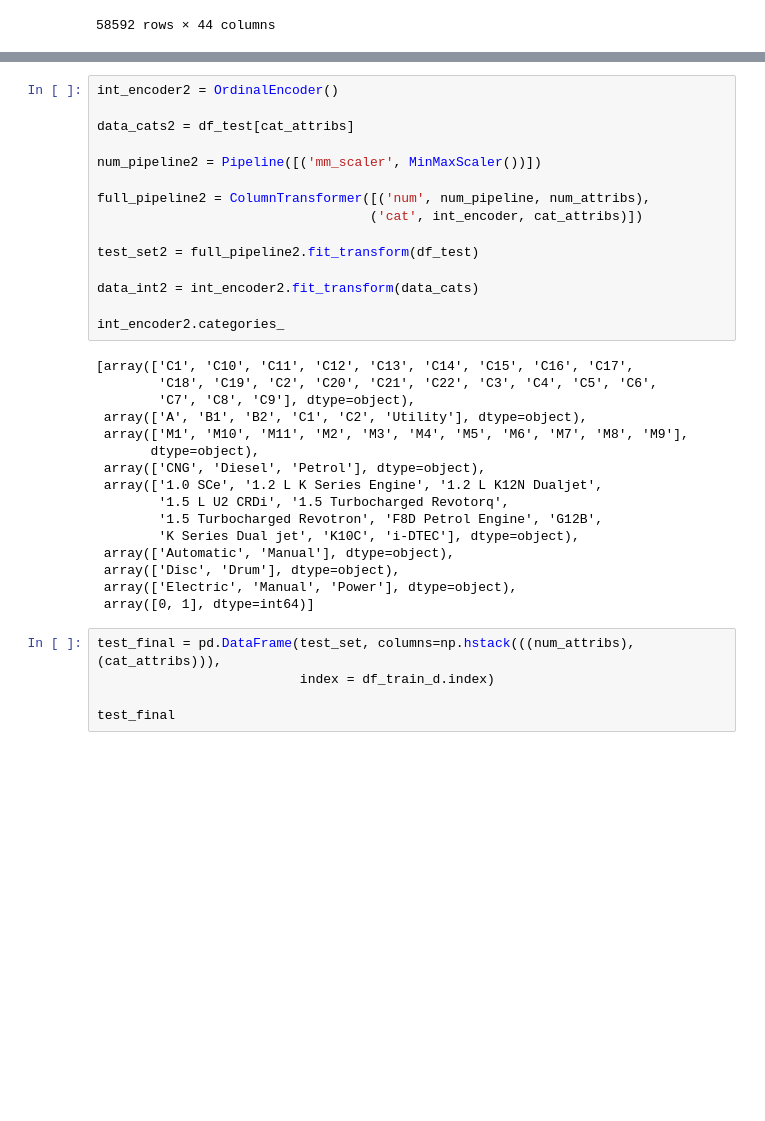
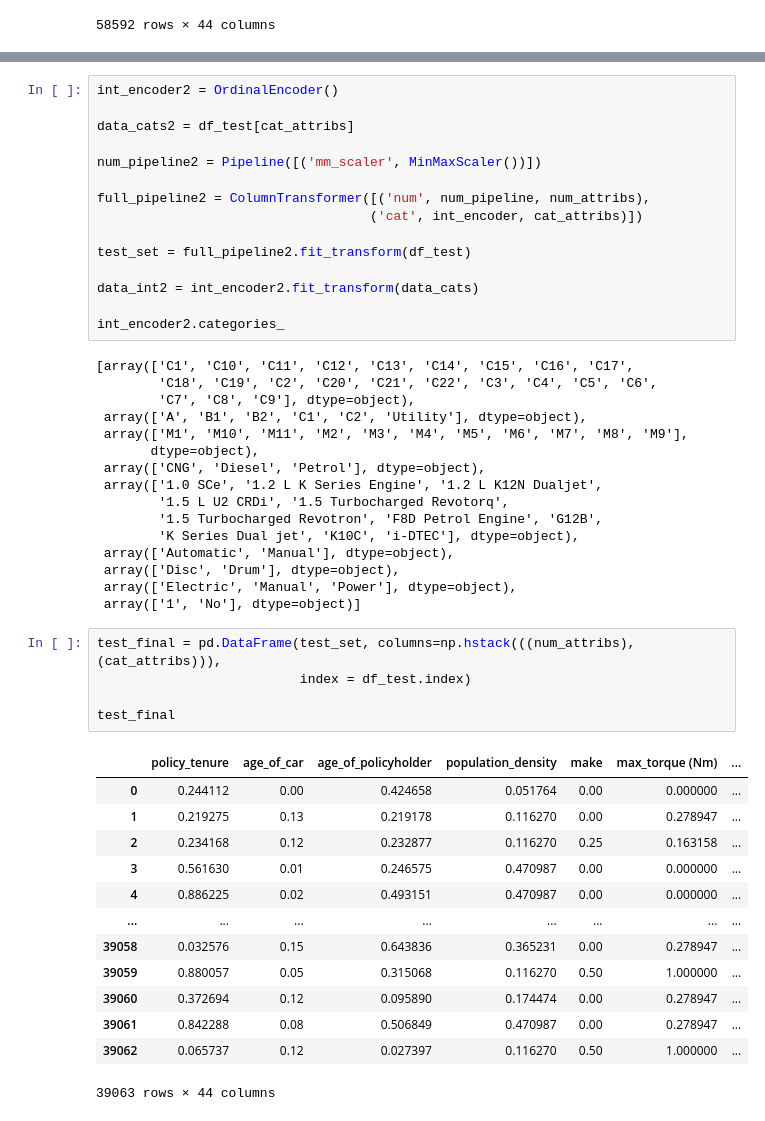
Before and after one commit to AmaniN16/MLFansFinalProject, a Jupyter notebook: train.ipynb, the cells around one changed output, grey strips where cells are left out. Saved outputs shown, nothing was run; the diff lists cells and outputs as text; blank space fills up the shorter version.

```diff
--- a/train.ipynb
+++ b/train.ipynb
@@ -181,7 +181,7 @@ num_pipeline2 = Pipeline([('mm_scaler', MinMaxScaler())])
 full_pipeline2 = ColumnTransformer([('num', num_pipeline, num_attribs),
                                    ('cat', int_encoder, cat_attribs)])
 
-test_set2 = full_pipeline2.fit_transform(df_test)
+test_set = full_pipeline2.fit_transform(df_test)
 
 data_int2 = int_encoder2.fit_transform(data_cats)
 
@@ -201,9 +201,23 @@ int_encoder2.categories_
  array(['Automatic', 'Manual'], dtype=object),
  array(['Disc', 'Drum'], dtype=object),
  array(['Electric', 'Manual', 'Power'], dtype=object),
- array([0, 1], dtype=int64)]
+ array(['1', 'No'], dtype=object)]
-# %%
-test_final = pd.DataFrame(test_set, columns=np.hstack(((num_attribs), (cat_attribs))),
-                          index = df_train_d.index)
-
-test_final
+# %%
+test_final = pd.DataFrame(test_set, columns=np.hstack(((num_attribs), (cat_attribs))),
+                          index = df_test.index)
+
+test_final
+# %% [output]
+|  | policy_tenure | age_of_car | age_of_policyholder | population_density | make | max_torque (Nm) | ... |
+| 0 | 0.244112 | 0.00 | 0.424658 | 0.051764 | 0.00 | 0.000000 | ... |
+| 1 | 0.219275 | 0.13 | 0.219178 | 0.116270 | 0.00 | 0.278947 | ... |
+| 2 | 0.234168 | 0.12 | 0.232877 | 0.116270 | 0.25 | 0.163158 | ... |
+| 3 | 0.561630 | 0.01 | 0.246575 | 0.470987 | 0.00 | 0.000000 | ... |
+| 4 | 0.886225 | 0.02 | 0.493151 | 0.470987 | 0.00 | 0.000000 | ... |
+| ... | ... | ... | ... | ... | ... | ... | ... |
+| 39058 | 0.032576 | 0.15 | 0.643836 | 0.365231 | 0.00 | 0.278947 | ... |
+| 39059 | 0.880057 | 0.05 | 0.315068 | 0.116270 | 0.50 | 1.000000 | ... |
+| 39060 | 0.372694 | 0.12 | 0.095890 | 0.174474 | 0.00 | 0.278947 | ... |
+| 39061 | 0.842288 | 0.08 | 0.506849 | 0.470987 | 0.00 | 0.278947 | ... |
+| 39062 | 0.065737 | 0.12 | 0.027397 | 0.116270 | 0.50 | 1.000000 | ... |
+39063 rows × 44 columns
```
Also changed, not shown: parts of 4 cells of this notebook, 1 other file.
